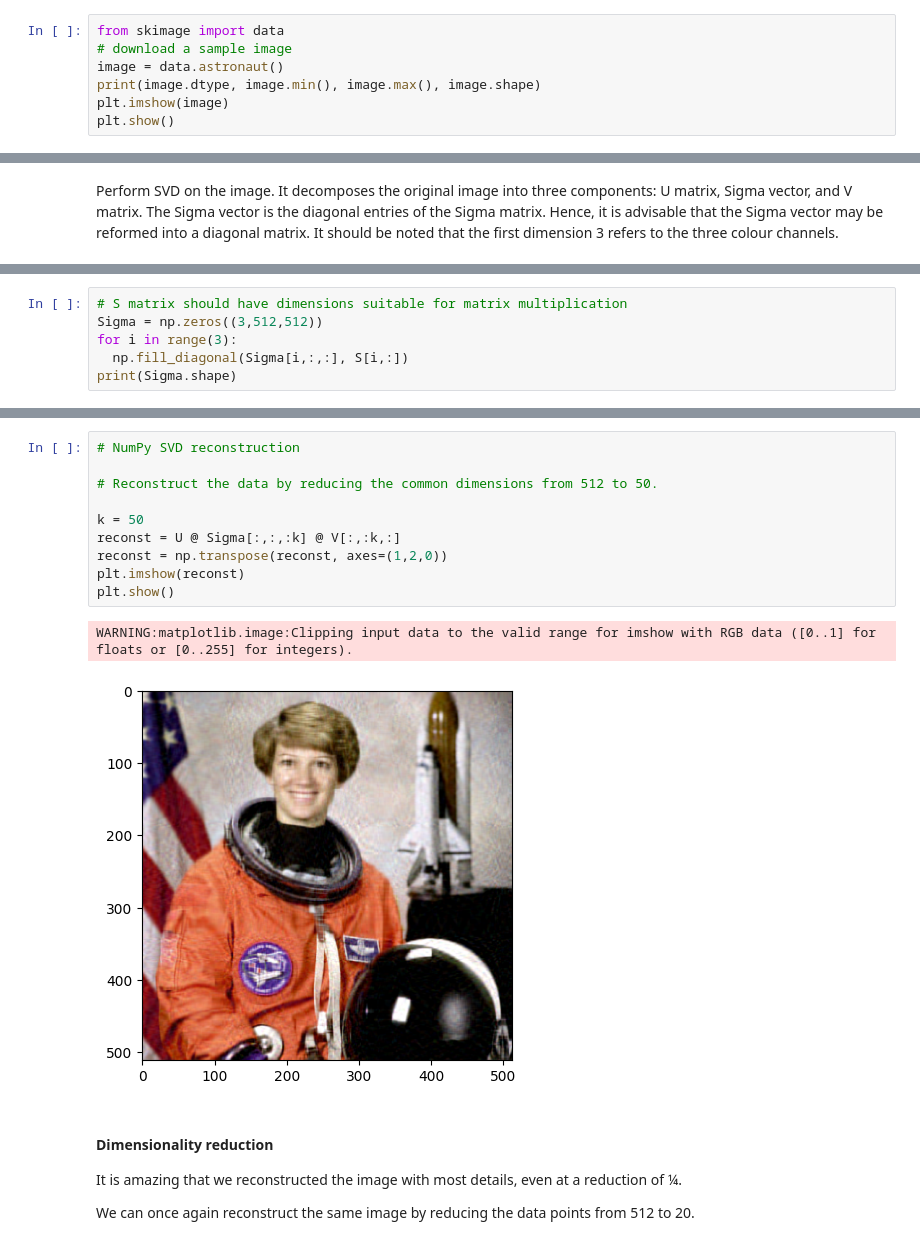
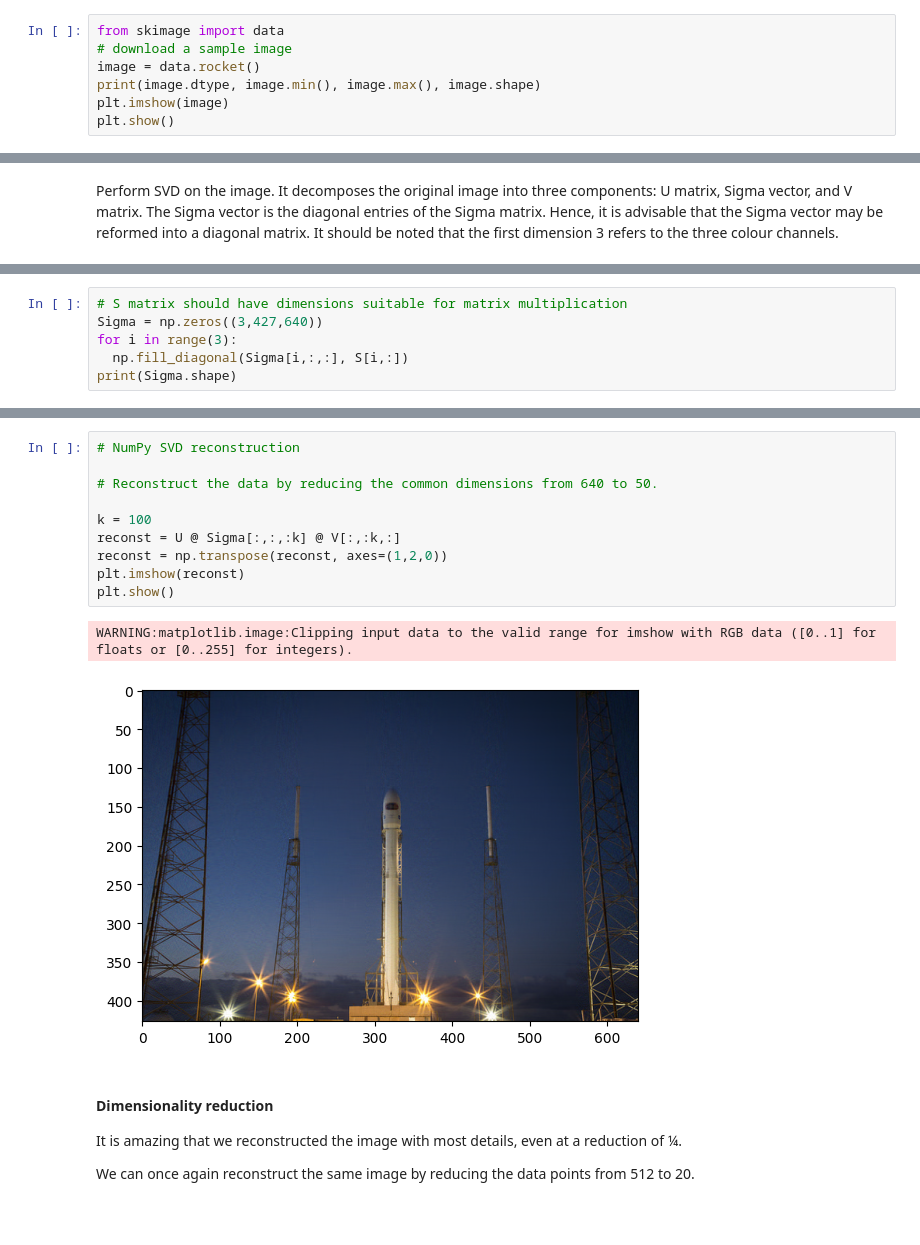
Before and after one commit to code-sm-27/FMML_Project_And_Labs, a Jupyter notebook: Basics_of_Linear_Algebra.ipynb, the cells around one changed output, grey strips where cells are left out. Saved outputs shown, nothing was run; the diff lists cells and outputs as text; blank space fills up the shorter version.

```diff
--- a/Basics_of_Linear_Algebra.ipynb
+++ b/Basics_of_Linear_Algebra.ipynb
@@ -389,7 +389,7 @@ Singular Value Decomposition (SVD) is one of the great dimension-reduction algor
 # %%
 from skimage import data
 # download a sample image
-image = data.astronaut()
+image = data.rocket()
 print(image.dtype, image.min(), image.max(), image.shape)
 plt.imshow(image)
 plt.show()
@@ -413,6 +413,6 @@ print(U.shape, S.shape, V.shape)
 # %%
 # S matrix should have dimensions suitable for matrix multiplication
-Sigma = np.zeros((3,512,512))
+Sigma = np.zeros((3,427,640))
 for i in range(3):
   np.fill_diagonal(Sigma[i,:,:], S[i,:])
 print(Sigma.shape)
@@ -430,16 +430,16 @@ WARNING:matplotlib.image:Clipping input data to the valid range for imshow with
 # %%
 # NumPy SVD reconstruction
 
-# Reconstruct the data by reducing the common dimensions from 512 to 50.
+# Reconstruct the data by reducing the common dimensions from 640 to 50.
 
-k = 50
+k = 100
 reconst = U @ Sigma[:,:,:k] @ V[:,:k,:]
 reconst = np.transpose(reconst, axes=(1,2,0))
 plt.imshow(reconst)
 plt.show()
 # %% [output]
 WARNING:matplotlib.image:Clipping input data to the valid range for imshow with RGB data ([0..1] for floats or [0..255] for integers).
-[figure, old version]
+[figure, new version]
 # %% [markdown]
 #### Dimensionality reduction
 
```
Also changed, not shown: parts of 5 cells of this notebook.
